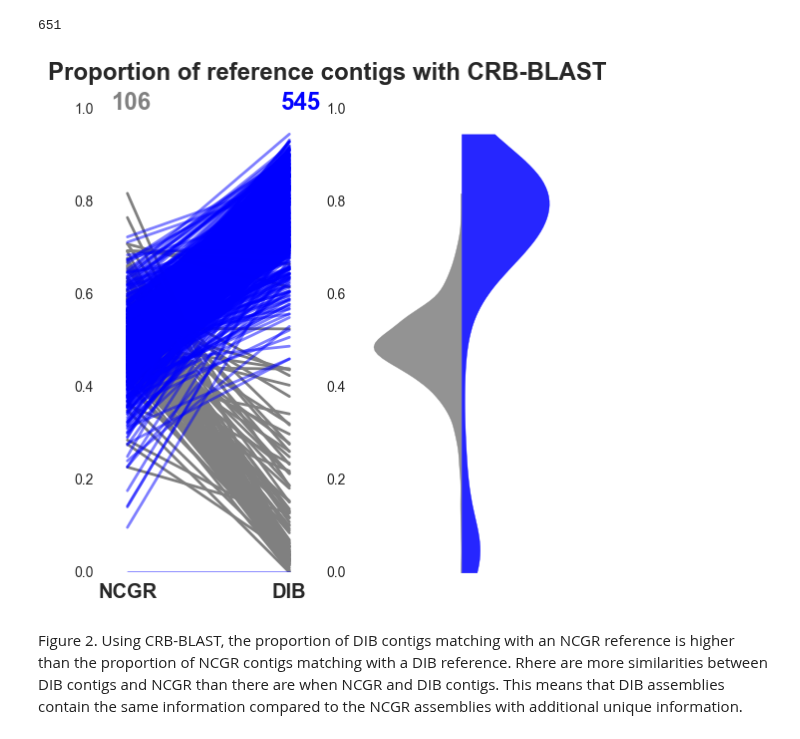
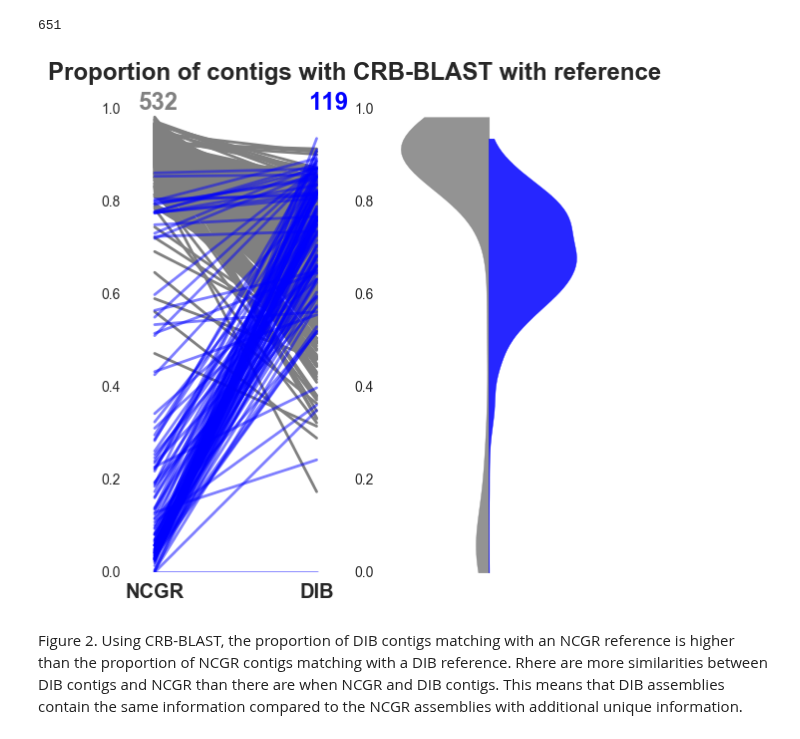
Before and after one commit to johnsolk/MMETSP, a Jupyter notebook: notebooks/Figure_2.ipynb, the cells around one changed output. Cells and saved outputs as stored; diff of their text form; code cells hidden in the pictures.

```diff
--- a/notebooks/Figure_2.ipynb
+++ b/notebooks/Figure_2.ipynb
@@ -91,10 +91,10 @@ def create_plots(df1, df2, column, col_title, df1name = 'NCGR', df2name = 'DIB',
     fig.suptitle(col_title, fontsize = 'x-large', fontweight = 'bold')
     return outdf, fig, ax
 # %%
-p_refs,fig, ax = create_plots(ncgr_transrate_nt,dib_transrate_nt, 'p_refs_with_CRBB', 'Proportion of reference contigs with CRB-BLAST',ymax=1, ypos=1)
+p_refs,fig, ax = create_plots(ncgr_transrate_nt,dib_transrate_nt, 'p_contigs_with_CRBB', 'Proportion of contigs with CRB-BLAST with reference',ymax=1, ypos=1)
 savefig('CRB-blast.png')
 # %% [output]
-[figure, old version]
+[figure, new version]
 # %% [markdown]
 Figure 2. Using CRB-BLAST, the proportion of DIB contigs matching with an NCGR reference is higher than the proportion of NCGR contigs matching with a DIB reference. Rhere are more similarities between DIB contigs and NCGR than there are when NCGR and DIB contigs. This means that DIB assemblies contain the same information compared to the NCGR assemblies with additional unique information.
 # %%
```
Also changed, not shown: parts of 1 cell of this notebook, 2 other files.
